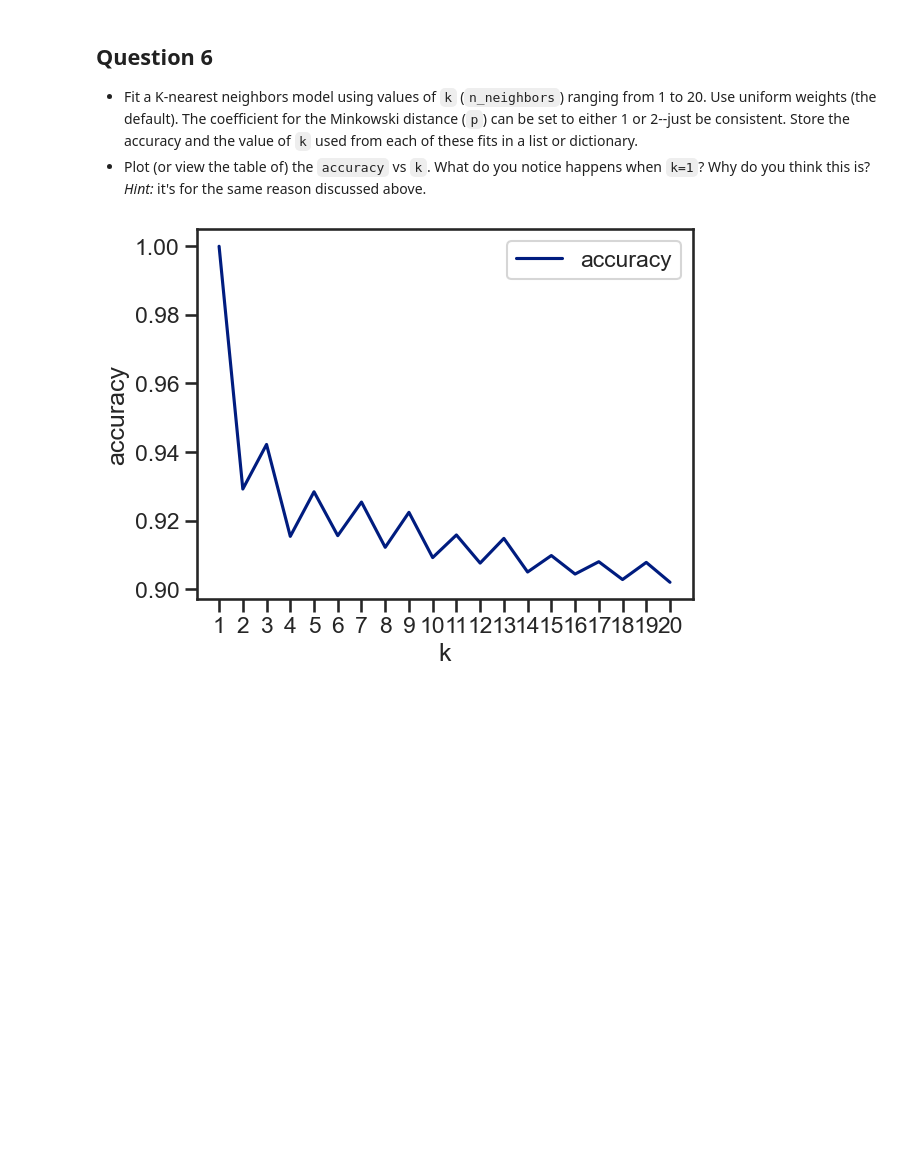
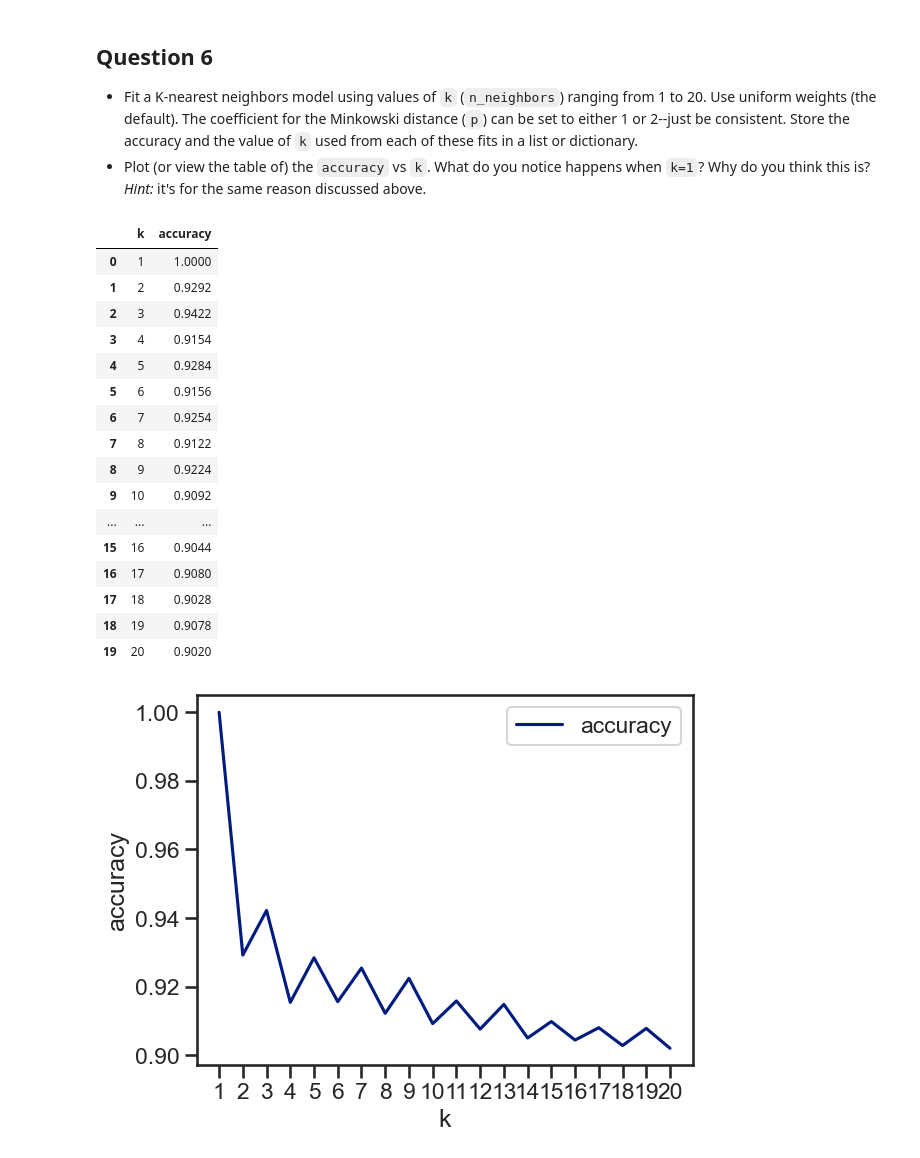
Before and after one commit to robinjoo1015/artificial-intelligence-2022-2, a Jupyter notebook: W12/Intel_ML501_02_Supervised_Learning_and_K_Nearest_Neighbors_Exercises.ipynb, the cells around one changed output. Cells and saved outputs as stored; diff of their text form; code cells hidden in the pictures; blank space fills up the shorter version.

```diff
--- a/W12/Intel_ML501_02_Supervised_Learning_and_K_Nearest_Neighbors_Exercises.ipynb
+++ b/W12/Intel_ML501_02_Supervised_Learning_and_K_Nearest_Neighbors_Exercises.ipynb
@@ -138,7 +158,7 @@ Ways to measure error haven't been discussed in class yet, but accuracy is an ea
 # Function to calculate the % of values that were correctly predicted
 
 def accuracy(real, predict):
-    return sum(y_data == y_pred) / float(real.shape[0])
+    return sum(real == predict) / float(real.shape[0])
 # %%
 print(accuracy(y_data, y_pred))
 # %% [output]
@@ -161,7 +181,7 @@ print(accuracy(y_data, y_pred))
 # %% [output]
 1.0
 # %%
-knn = KNeighborsClassifier(n_neighbors=5, p=2)
+knn = KNeighborsClassifier(n_neighbors=5, p=1) # manhattan distance
 
 knn = knn.fit(X_data, y_data)
 
@@ -192,6 +212,26 @@ for k in range(1, 21):
     score_list.append((k, score))
 
 score_df = pd.DataFrame(score_list, columns=['k', 'accuracy'])
+# %%
+score_df
+# %% [output]
+|  | k | accuracy |
+| 0 | 1 | 1.0000 |
+| 1 | 2 | 0.9292 |
+| 2 | 3 | 0.9422 |
+| 3 | 4 | 0.9154 |
+| 4 | 5 | 0.9284 |
+| 5 | 6 | 0.9156 |
+| 6 | 7 | 0.9254 |
+| 7 | 8 | 0.9122 |
+| 8 | 9 | 0.9224 |
+| 9 | 10 | 0.9092 |
+| ... | ... | ... |
+| 15 | 16 | 0.9044 |
+| 16 | 17 | 0.9080 |
+| 17 | 18 | 0.9028 |
+| 18 | 19 | 0.9078 |
+| 19 | 20 | 0.9020 |
 # %%
 # Import libraries to make the plot
 
```
Also changed, not shown: parts of 7 cells of this notebook, 1 other file.
